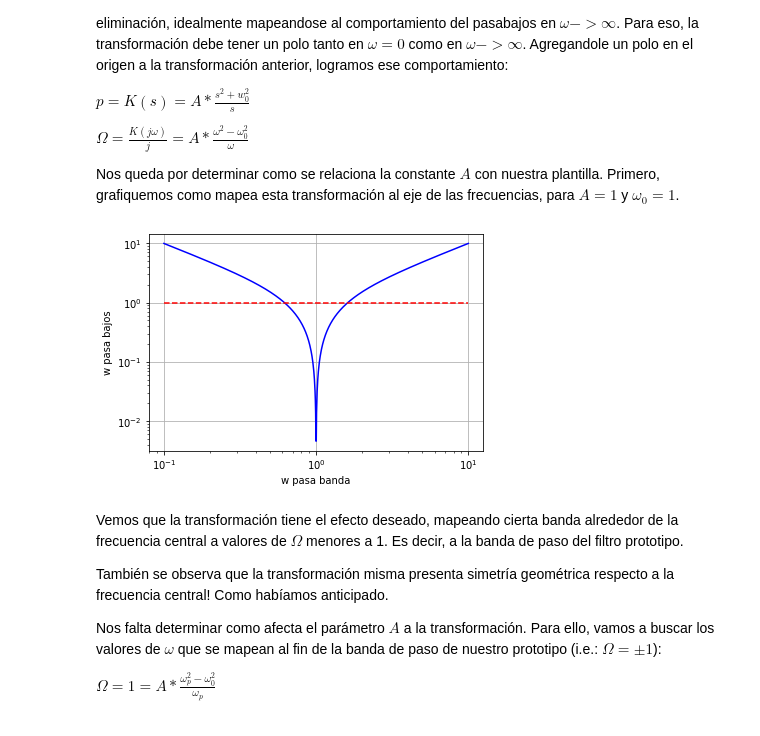
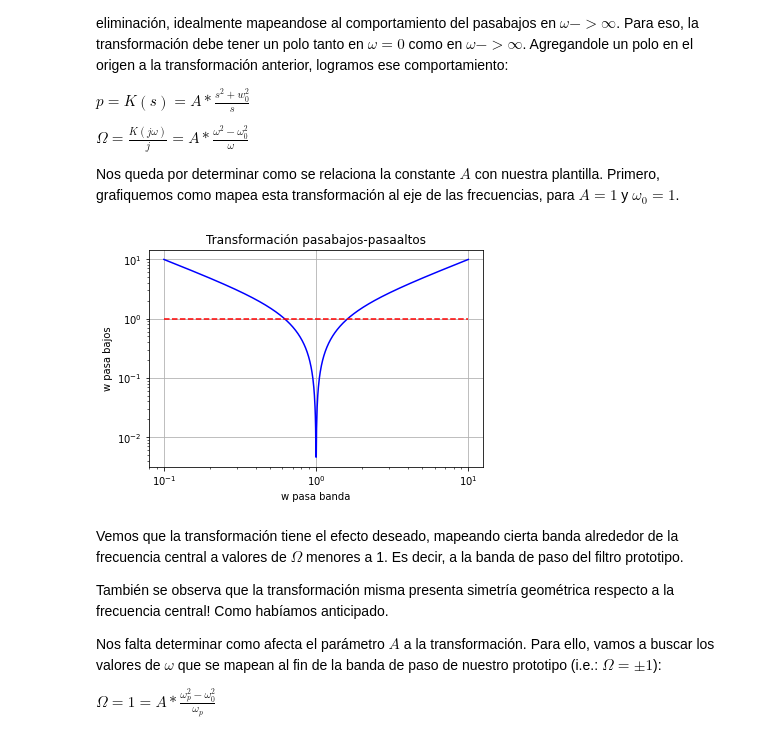
Before and after one commit to agalbachicar/tc2, a Jupyter notebook: notebooks/Transformacion en frecuencia.ipynb, the cells around one changed output. Saved outputs shown, nothing was run; the diff lists cells and outputs as text; code cells hidden in the pictures.

```diff
--- a/notebooks/Transformacion en frecuencia.ipynb
+++ b/notebooks/Transformacion en frecuencia.ipynb
@@ -219,28 +220,29 @@ Primero, grafiquemos como mapea esta transformación al eje de las frecuencias,
 # %%
 # Frec pasabanda
 w_bp = np.logspace(np.log10(0.1), np.log10(10), num=1000)
 # Frec pasabajos prototipo
 # Calculamos el modulo, ya que no nos importa si frecuencias positivas pasan a negativas
 w_lp = abs((w_bp ** 2 - 1) / w_bp)
 
 # Lineas de referencia
 line_1 = [1] * len(w_bp)
 line_minus_1 = [-1] * len(w_bp)
 
 # Ploteo
 fig, ax = plt.subplots()
 ax.ticklabel_format(useOffset=False)
 ax.set_ylabel('w pasa bajos')
 ax.set_xlabel('w pasa banda')
 ax.grid(True)
 title = 'Transformación pasabajos-pasaaltos'
+ax.set_title(title)
 ax.loglog(w_bp, w_lp, '-b')
 ax.loglog(w_bp, line_1, '--r')
 ax.loglog(w_bp, line_minus_1, '--r')
 
 plt.show()
 # %% [output]
-[figure, old version]
+[figure, new version]
 # %% [markdown]
 Vemos que la transformación tiene el efecto deseado, mapeando cierta banda alrededor de la frecuencia central a valores de $\Omega$ menores a 1.
 Es decir, a la banda de paso del filtro prototipo.
```
Also changed, not shown: parts of 7 cells of this notebook.
